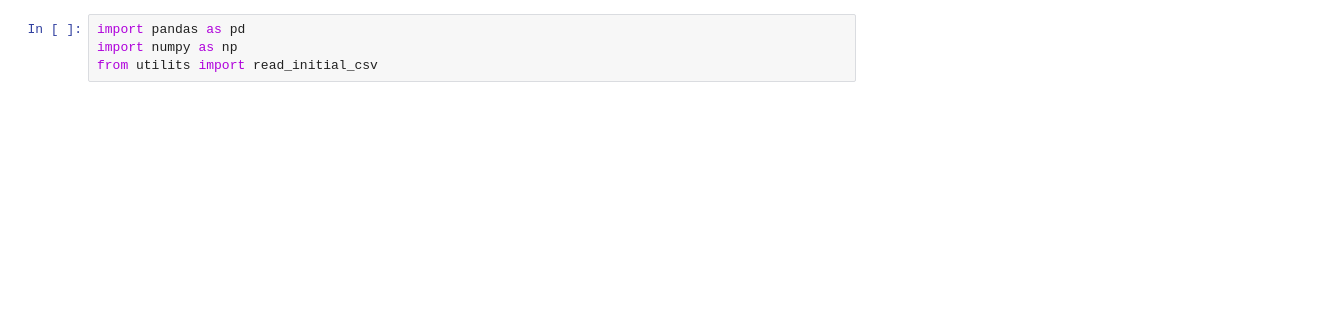
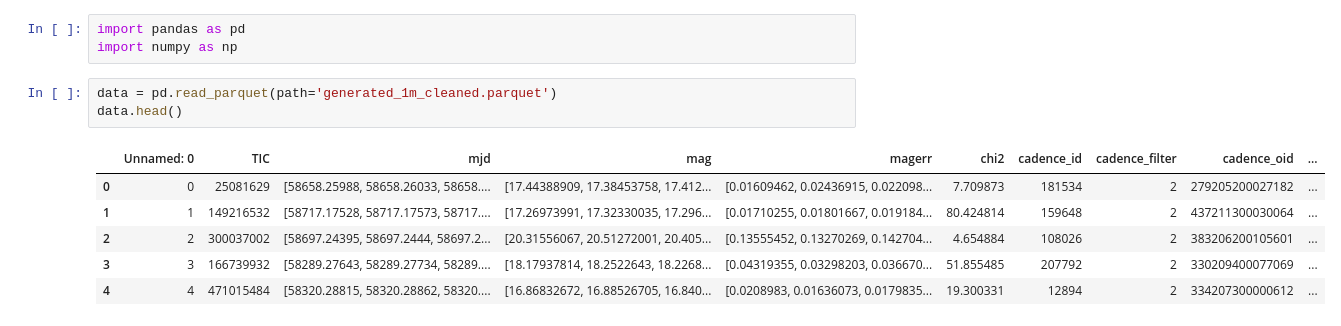
Before and after one commit to snad-space/flare-classifier, a Jupyter notebook: nb/Reserch interplators for FE.ipynb, the cells around one changed output. Cells and saved outputs as stored; diff of their text form; blank space fills up the shorter version.

```diff
--- a/nb/Reserch interplators for FE.ipynb
+++ b/nb/Reserch interplators for FE.ipynb
@@ -1,4 +1,13 @@
 # %%
 import pandas as pd
 import numpy as np
-from utilits import read_initial_csv
+# %%
+data = pd.read_parquet(path='generated_1m_cleaned.parquet')
+data.head()
+# %% [output]
+|  | Unnamed: 0 | TIC | mjd | mag | magerr | chi2 | cadence_id | cadence_filter | cadence_oid | ... |
+| 0 | 0 | 25081629 | [58658.25988, 58658.26033, 58658.... | [17.44388909, 17.38453758, 17.412... | [0.01609462, 0.02436915, 0.022098... | 7.709873 | 181534 | 2 | 279205200027182 | ... |
+| 1 | 1 | 149216532 | [58717.17528, 58717.17573, 58717.... | [17.26973991, 17.32330035, 17.296... | [0.01710255, 0.01801667, 0.019184... | 80.424814 | 159648 | 2 | 437211300030064 | ... |
+| 2 | 2 | 300037002 | [58697.24395, 58697.2444, 58697.2... | [20.31556067, 20.51272001, 20.405... | [0.13555452, 0.13270269, 0.142704... | 4.654884 | 108026 | 2 | 383206200105601 | ... |
+| 3 | 3 | 166739932 | [58289.27643, 58289.27734, 58289.... | [18.17937814, 18.2522643, 18.2268... | [0.04319355, 0.03298203, 0.036670... | 51.855485 | 207792 | 2 | 330209400077069 | ... |
+| 4 | 4 | 471015484 | [58320.28815, 58320.28862, 58320.... | [16.86832672, 16.88526705, 16.840... | [0.0208983, 0.01636073, 0.0179835... | 19.300331 | 12894 | 2 | 334207300000612 | ... |
```
Also changed, not shown: parts of 6 cells of this notebook.
